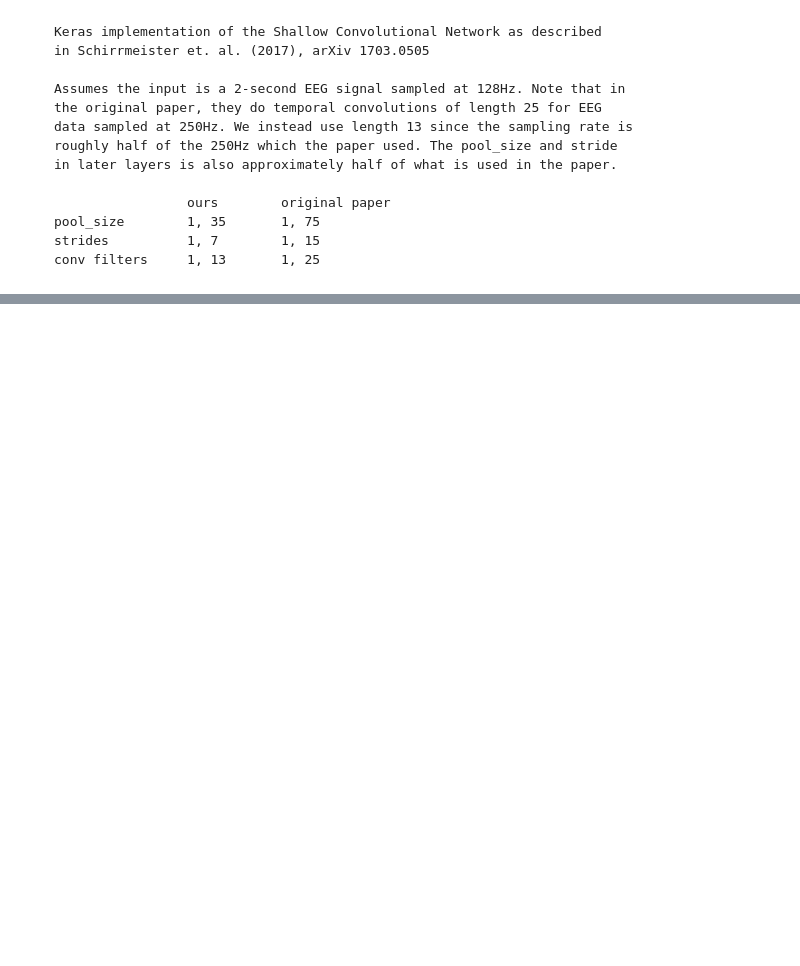
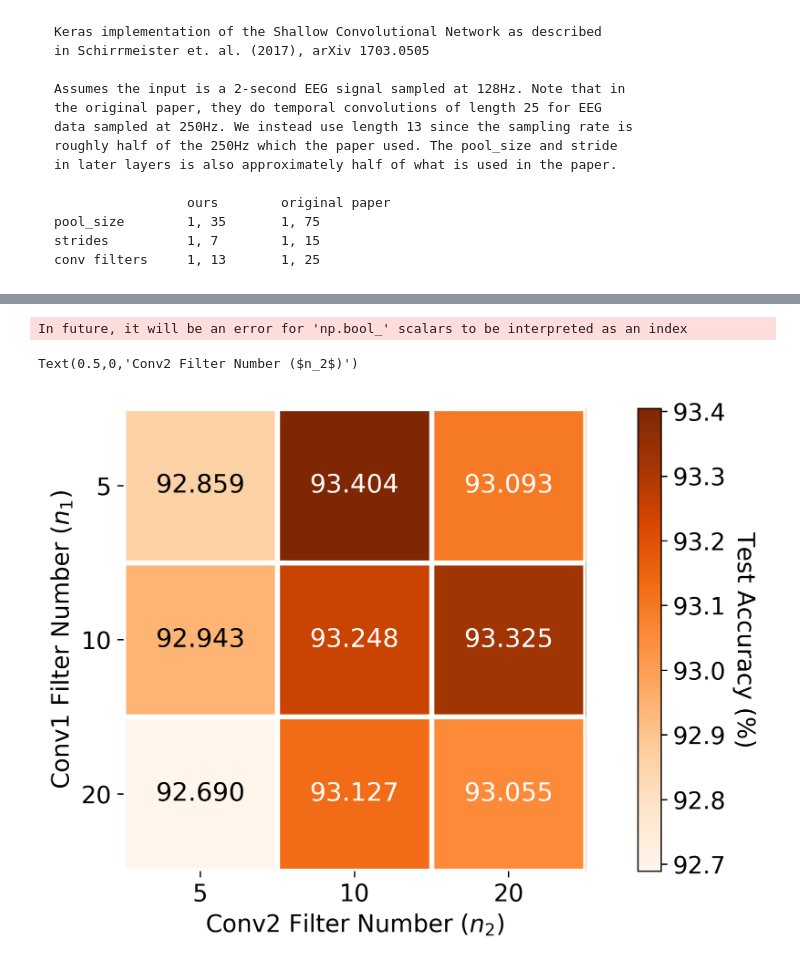
Before and after one commit to dustintt123/SSVEP_UI, a Jupyter notebook: SSVEP_TRAIN.ipynb, the cells around one changed output, grey strips where cells are left out. Cells and saved outputs as stored; diff of their text form; code cells hidden in the pictures; blank space fills up the shorter version.

```diff
--- a/SSVEP_TRAIN.ipynb
+++ b/SSVEP_TRAIN.ipynb
@@ -310,0 +599,22 @@ def annotate_heatmap(im, data=None, valfmt="{x:.2f}",
+# %%
+'''Plot Heatmap'''
+docs_dir=os.path.expanduser('~/SSVEP_CNN/Results/FinalResults/')
+score_list_filter = np.load(os.path.join(docs_dir, 'TestScore_Filter.npy'))
+conv1_filter_list = [5, 10, 20]
+conv2_filter_list = [5, 10, 20]
+
+data = np.mean(np.mean(score_list_filter, axis=0), axis=0)
+
+fig = plt.figure(figsize=(11,5))
+filter_test_plot = fig.add_subplot(111)
+
+val_im, cbar = heatmap(data*100, conv1_filter_list, conv2_filter_list, ax=filter_test_plot,
+                   cmap='Oranges', cbarlabel="Test Accuracy (%)")
+texts = annotate_heatmap(val_im, valfmt="{x:.3f}")
+
+plt.ylabel('Conv1 Filter Number ($n_1$)')
+plt.xlabel('Conv2 Filter Number ($n_2$)')
+# %% [output]
+In future, it will be an error for 'np.bool_' scalars to be interpreted as an index
+Text(0.5,0,'Conv2 Filter Number ($n_2$)')
+[figure, added]
```
Also changed, not shown: parts of 33 cells of this notebook.
